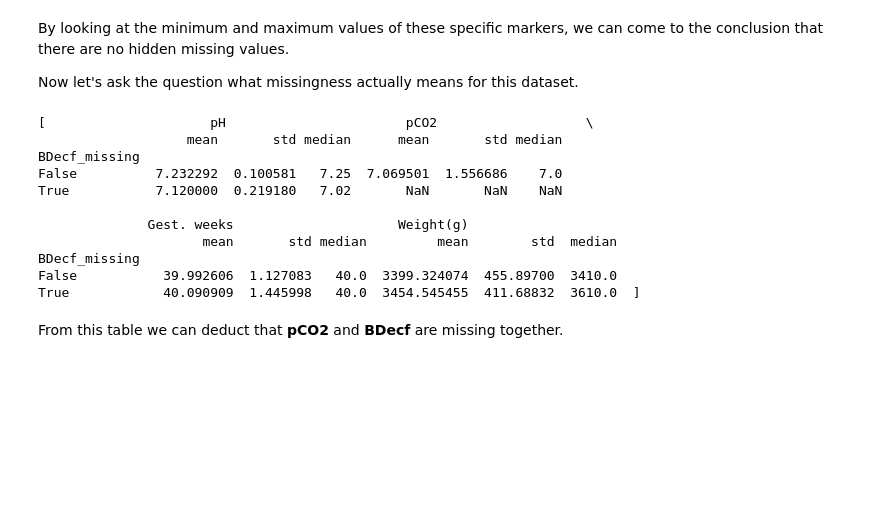
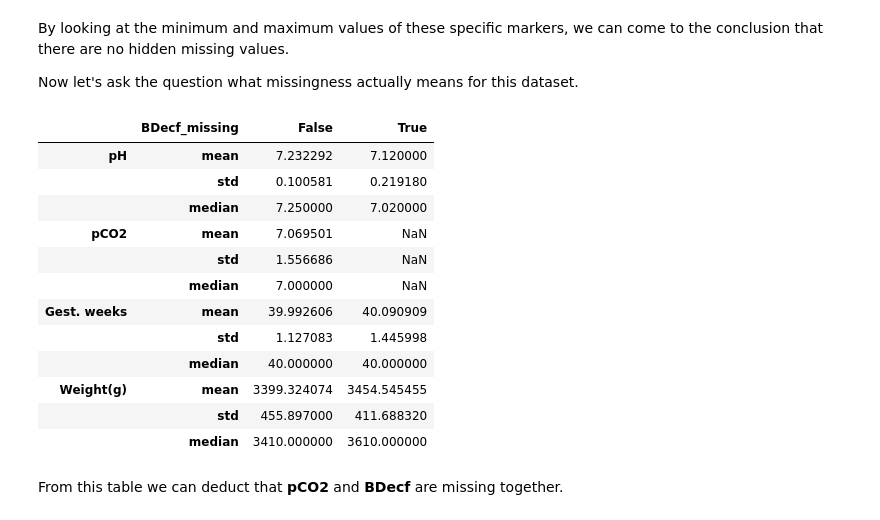
Before and after one commit to trnnstella/Fetal-health-analysis, a Jupyter notebook: fetal-health.ipynb, the cells around one changed output. Saved outputs shown, nothing was run; the diff lists cells and outputs as text; code cells hidden in the pictures; blank space fills up the shorter version.

```diff
--- a/fetal-health.ipynb
+++ b/fetal-health.ipynb
@@ -229,19 +229,21 @@ By looking at the minimum and maximum values of these specific markers, we can c
 Now let's ask the question what missingness actually means for this dataset.
 # %%
 df_clinical["BDecf_missing"] = df_clinical["BDecf"].isna()
-print([df_clinical.groupby("BDecf_missing")[["pH", "pCO2", "Gest. weeks", "Weight(g)"]].agg(["mean", "std", "median"])])
+df_clinical.groupby("BDecf_missing")[["pH", "pCO2", "Gest. weeks", "Weight(g)"]].agg(["mean", "std", "median"]).T
 # %% [output]
-[                     pH                       pCO2                   \
-                   mean       std median      mean       std median
-BDecf_missing
-False          7.232292  0.100581   7.25  7.069501  1.556686    7.0
-True           7.120000  0.219180   7.02       NaN       NaN    NaN
-
-              Gest. weeks                     Weight(g)
-                     mean       std median         mean        std  median
-BDecf_missing
-False           39.992606  1.127083   40.0  3399.324074  455.89700  3410.0
-True            40.090909  1.445998   40.0  3454.545455  411.68832  3610.0  ]
+|  | BDecf_missing | False | True |
+| pH | mean | 7.232292 | 7.120000 |
+|  | std | 0.100581 | 0.219180 |
+|  | median | 7.250000 | 7.020000 |
+| pCO2 | mean | 7.069501 | NaN |
+|  | std | 1.556686 | NaN |
+|  | median | 7.000000 | NaN |
+| Gest. weeks | mean | 39.992606 | 40.090909 |
+|  | std | 1.127083 | 1.445998 |
+|  | median | 40.000000 | 40.000000 |
+| Weight(g) | mean | 3399.324074 | 3454.545455 |
+|  | std | 455.897000 | 411.688320 |
+|  | median | 3410.000000 | 3610.000000 |
 # %% [markdown]
 From this table we can deduct that **pCO2** and **BDecf** are missing together.
 # %%
```
Also changed, not shown: parts of 3 cells of this notebook.
